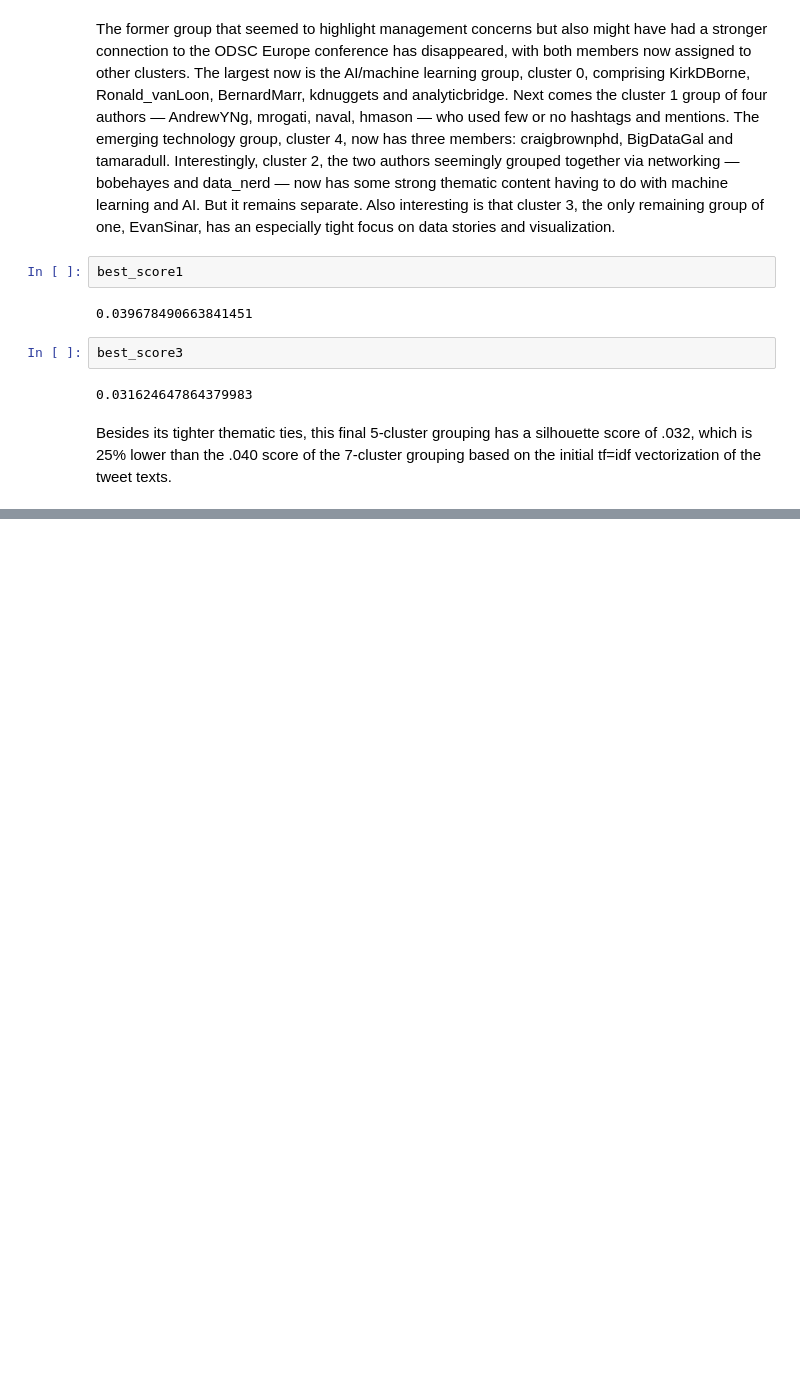
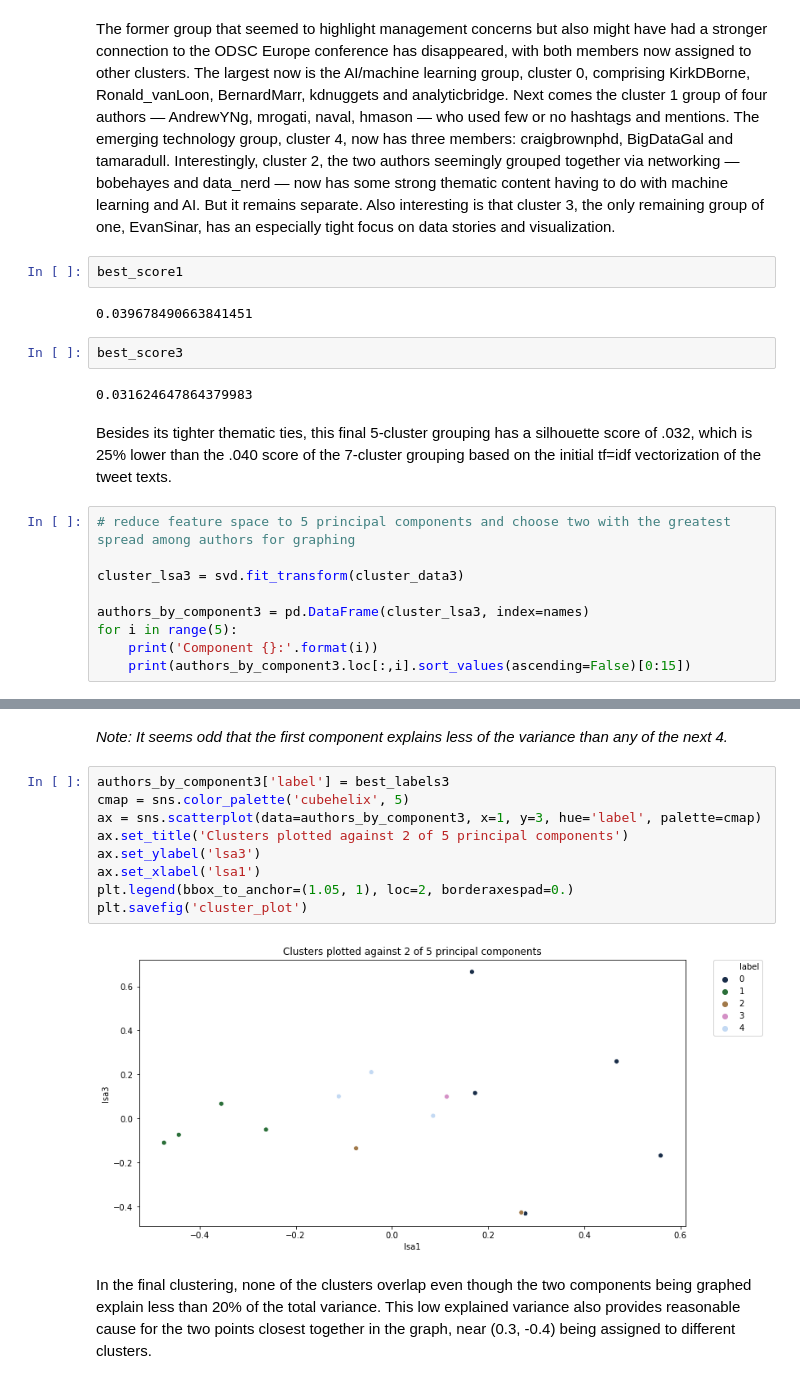
Before and after one commit to vincegiorno/twitter, a Jupyter notebook: twitter.ipynb, the cells around one changed output, grey strips where cells are left out. Cells and saved outputs as stored; diff of their text form; blank space fills up the shorter version.

```diff
--- a/twitter.ipynb
+++ b/twitter.ipynb
@@ -1072,3 +1076,12 @@ best_score3
 0.031624647864379983
 # %% [markdown]
 Besides its tighter thematic ties, this final 5-cluster grouping has a silhouette score of .032, which is 25% lower than the .040 score of the 7-cluster grouping based on the initial tf=idf vectorization of the tweet texts.
+# %%
+# reduce feature space to 5 principal components and choose two with the greatest spread among authors for graphing
+
+cluster_lsa3 = svd.fit_transform(cluster_data3)
+
+authors_by_component3 = pd.DataFrame(cluster_lsa3, index=names)
+for i in range(5):
+    print('Component {}:'.format(i))
+    print(authors_by_component3.loc[:,i].sort_values(ascending=False)[0:15])
@@ -1074,0 +1116,15 @@ Besides its tighter thematic ties, this final 5-cluster grouping has a silhouett
+# %% [markdown]
+*Note: It seems odd that the first component explains less of the variance than any of the next 4.*
+# %%
+authors_by_component3['label'] = best_labels3
+cmap = sns.color_palette('cubehelix', 5)
+ax = sns.scatterplot(data=authors_by_component3, x=1, y=3, hue='label', palette=cmap)
+ax.set_title('Clusters plotted against 2 of 5 principal components')
+ax.set_ylabel('lsa3')
+ax.set_xlabel('lsa1')
+plt.legend(bbox_to_anchor=(1.05, 1), loc=2, borderaxespad=0.)
+plt.savefig('cluster_plot')
+# %% [output]
+[figure, added]
+# %% [markdown]
+In the final clustering, none of the clusters overlap even though the two components being graphed explain less than 20% of the total variance. This low explained variance also provides reasonable cause for the two points closest together in the graph, near (0.3, -0.4) being assigned to different clusters.
```
Also changed, not shown: parts of 6 cells of this notebook, 1 other file.
